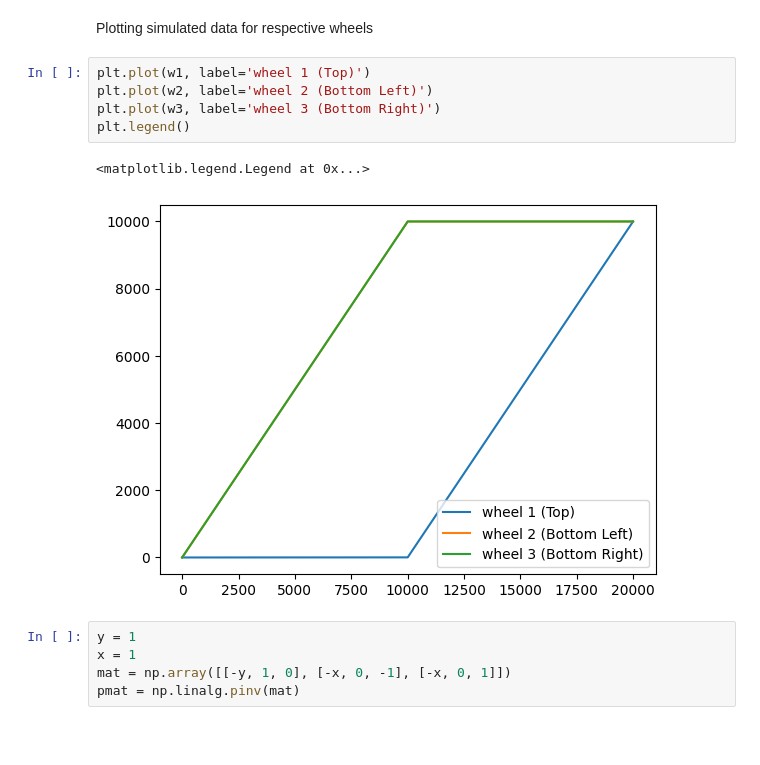
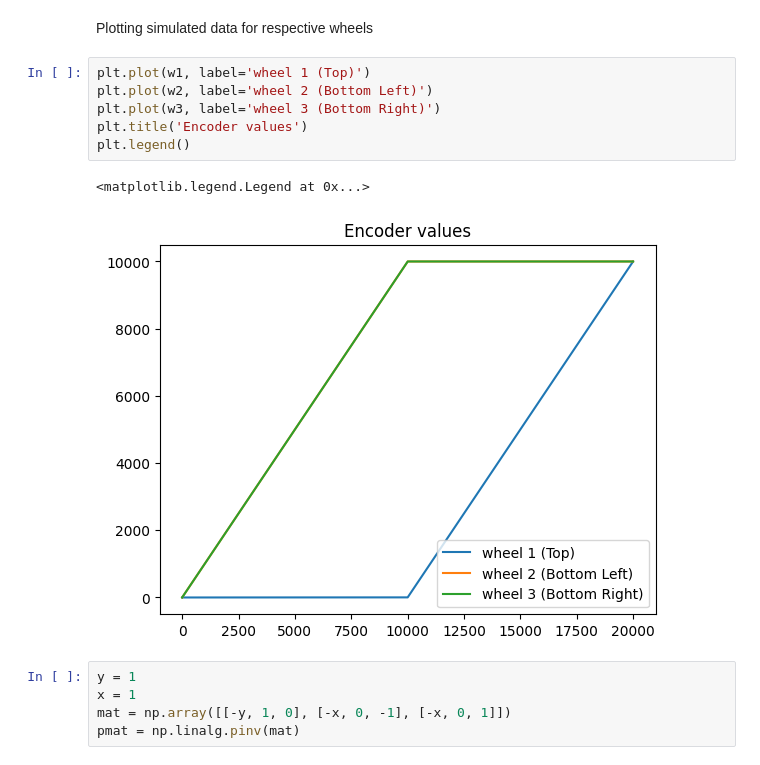
Before and after one commit to SujithChristopher/armbo_preliminary_work, a Jupyter notebook: simulation/ipy_notebooks/omniwheel_sim.ipynb, the cells around one changed output. Cells and saved outputs as stored; diff of their text form; blank space fills up the shorter version.

```diff
--- a/simulation/ipy_notebooks/omniwheel_sim.ipynb
+++ b/simulation/ipy_notebooks/omniwheel_sim.ipynb
@@ -37,11 +37,12 @@ Plotting simulated data for respective wheels
 # %%
 plt.plot(w1, label='wheel 1 (Top)')
 plt.plot(w2, label='wheel 2 (Bottom Left)')
 plt.plot(w3, label='wheel 3 (Bottom Right)')
+plt.title('Encoder values')
 plt.legend()
 # %% [output]
 <matplotlib.legend.Legend at 0x...>
-[figure, old version]
+[figure, new version]
 # %%
 y = 1
 x = 1
```
Also changed, not shown: parts of 2 cells of this notebook, 1 other file.
